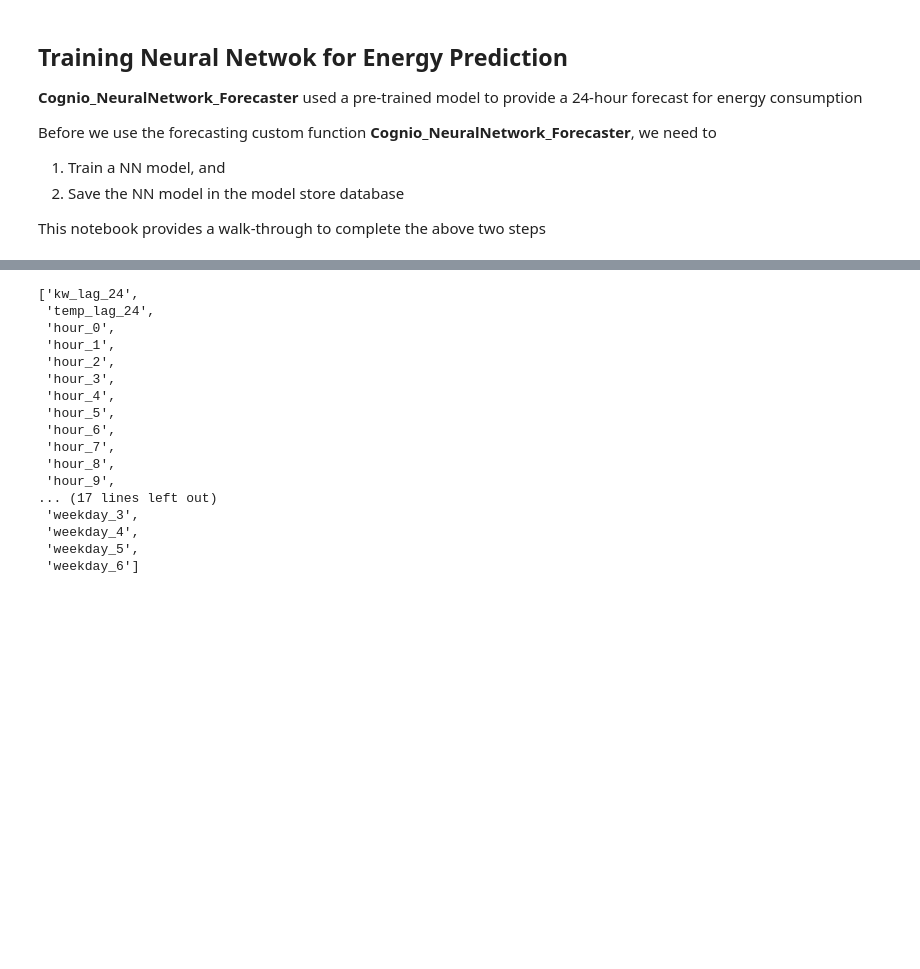
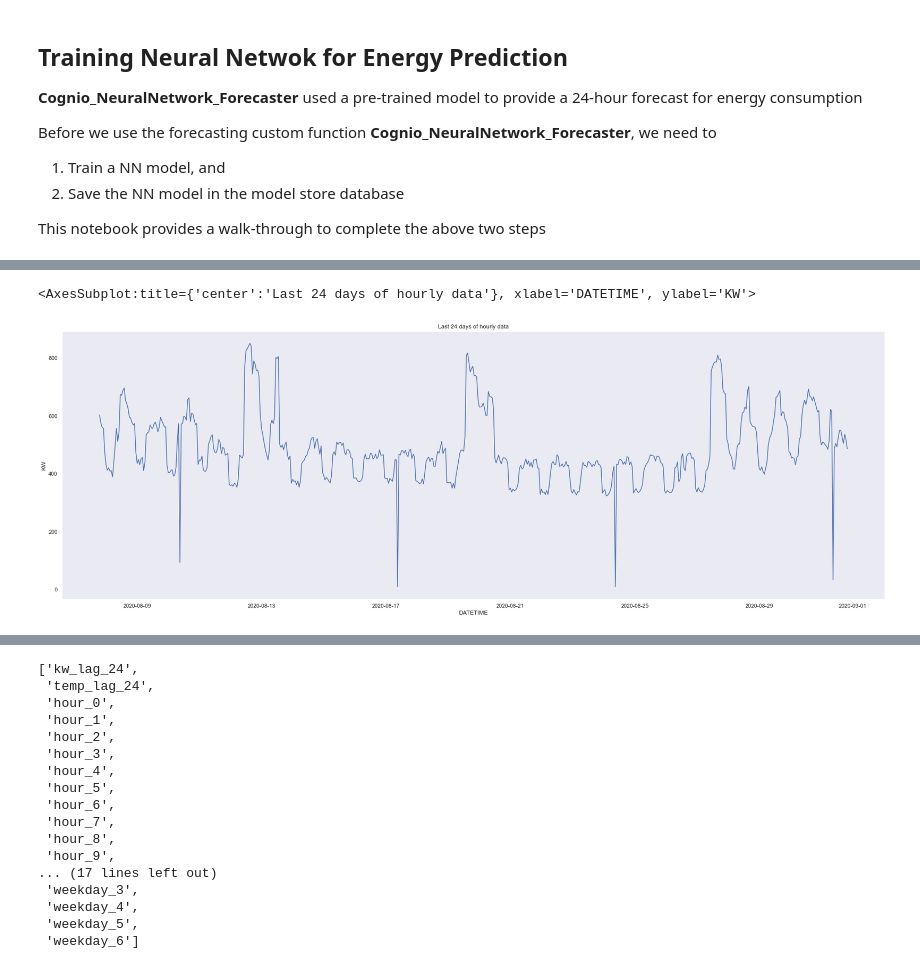
Before and after one commit to singhshraddha/ss-iotfunctions, a Jupyter notebook: notebooks/Cognio_NeuralNetwork_Forecaster_Train.ipynb, the cells around one changed output, grey strips where cells are left out. Saved outputs shown, nothing was run; the diff lists cells and outputs as text; code cells hidden in the pictures; blank space fills up the shorter version.

```diff
--- a/notebooks/Cognio_NeuralNetwork_Forecaster_Train.ipynb
+++ b/notebooks/Cognio_NeuralNetwork_Forecaster_Train.ipynb
@@ -10,0 +73,8 @@ This notebook provides a walk-through to complete the above two steps
+# %%
+plot_size = (30, 10)
+fig, ax = plt.subplots(figsize=plot_size)
+plt.title("Last 24 days of hourly data")
+sns.lineplot(x='DATETIME', y='KW', data=df[-24*24:])
+# %% [output]
+<AxesSubplot:title={'center':'Last 24 days of hourly data'}, xlabel='DATETIME', ylabel='KW'>
+[figure, added]
```
Also changed, not shown: parts of 48 cells of this notebook, 6 other files.
